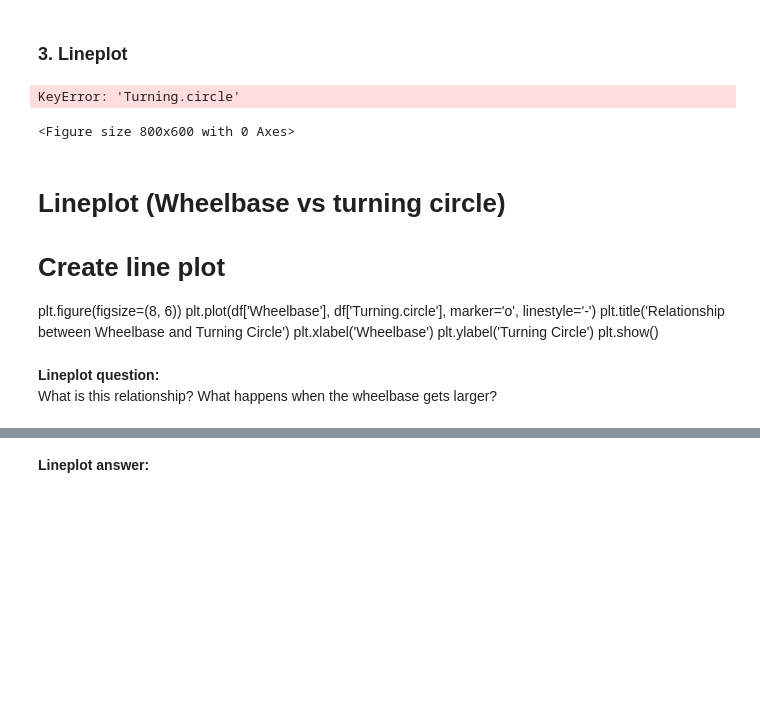
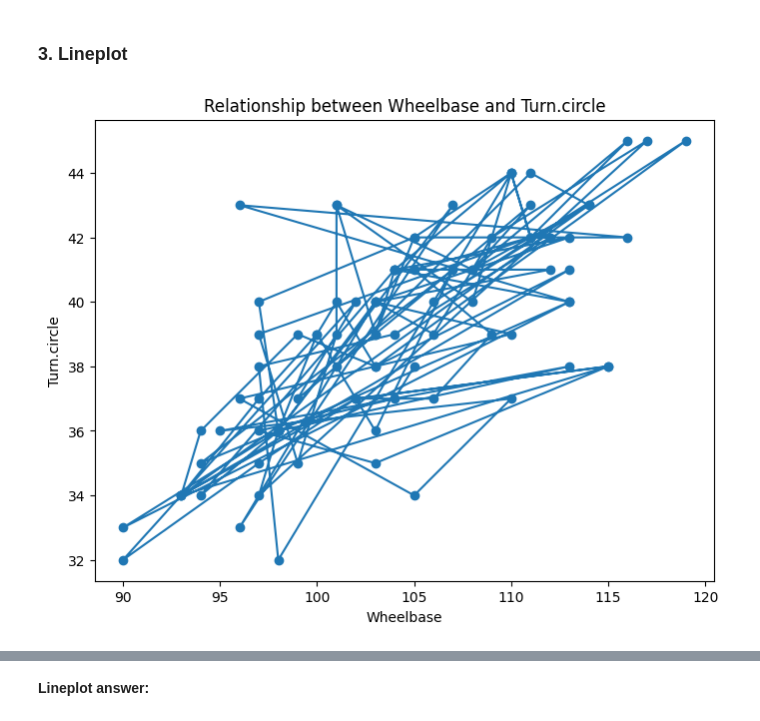
Before and after one commit to Mikemupararano/car_data_visualisation, a Jupyter notebook: data_viz_task.ipynb, the cells around one changed output, grey strips where cells are left out. Drawn from its saved outputs; the diff is of its cells as text; code cells hidden in the pictures; blank space fills up the shorter version.

```diff
--- a/data_viz_task.ipynb
+++ b/data_viz_task.ipynb
@@ -96,25 +71,18 @@ Is it generally more fuel efficient to drive in the city or on the highway?
 # %% [markdown]
 ### 3. Lineplot
 # %%
-# Create line plot
+import pandas as pd
+import matplotlib.pyplot as plt
+
+# Read the CSV file into a DataFrame
+df = pd.read_csv('Cars93.csv')
+
+# Plot the relationship between Wheelbase and Turning Circle
 plt.figure(figsize=(8, 6))
-plt.plot(df['Wheelbase'], df['Turning.circle'], marker='o', linestyle='-')
-plt.title('Relationship between Wheelbase and Turning Circle')
+plt.plot(df['Wheelbase'], df['Turn.circle'], marker='o', linestyle='-')
+plt.title('Relationship between Wheelbase and Turn.circle')
 plt.xlabel('Wheelbase')
-plt.ylabel('Turning Circle')
+plt.ylabel('Turn.circle')
 plt.show()
 # %% [output]
-KeyError: 'Turning.circle'
-<Figure size 800x600 with 0 Axes>
+[figure, added]
-# %% [markdown]
-# Lineplot (Wheelbase vs turning circle)
-# Create line plot
-plt.figure(figsize=(8, 6))
-plt.plot(df['Wheelbase'], df['Turning.circle'], marker='o', linestyle='-')
-plt.title('Relationship between Wheelbase and Turning Circle')
-plt.xlabel('Wheelbase')
-plt.ylabel('Turning Circle')
-plt.show()
-# %% [markdown]
-**Lineplot question:**
-What is this relationship? What happens when the wheelbase gets larger?
```
Also changed, not shown: parts of 14 cells of this notebook.
